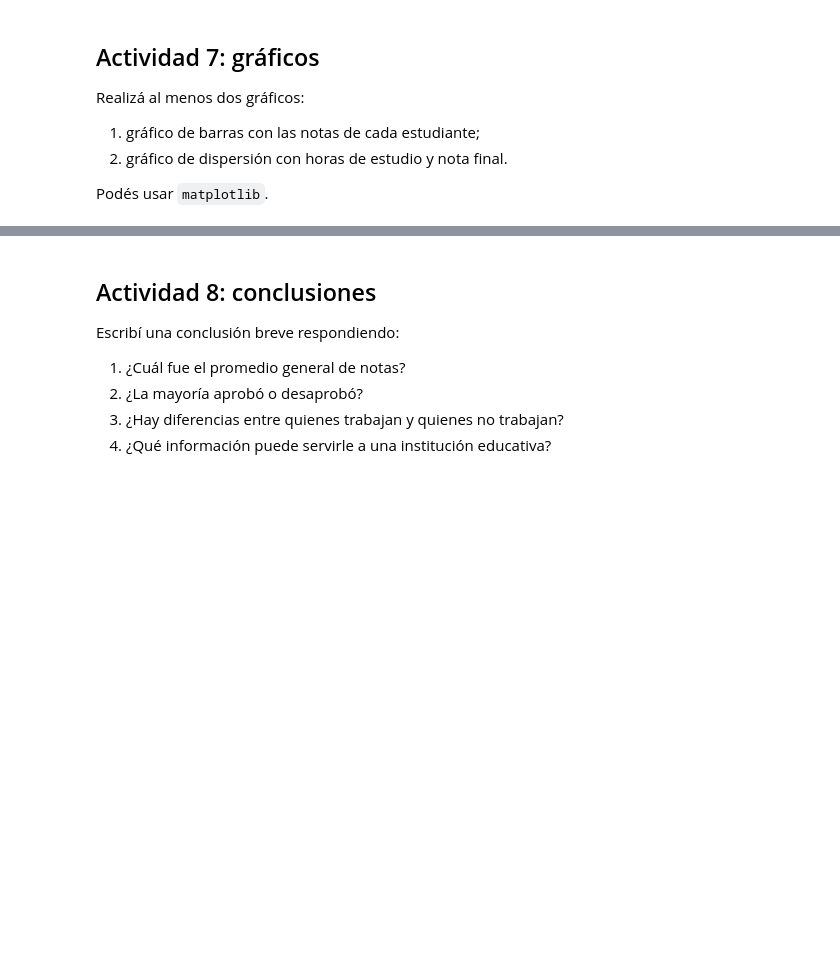
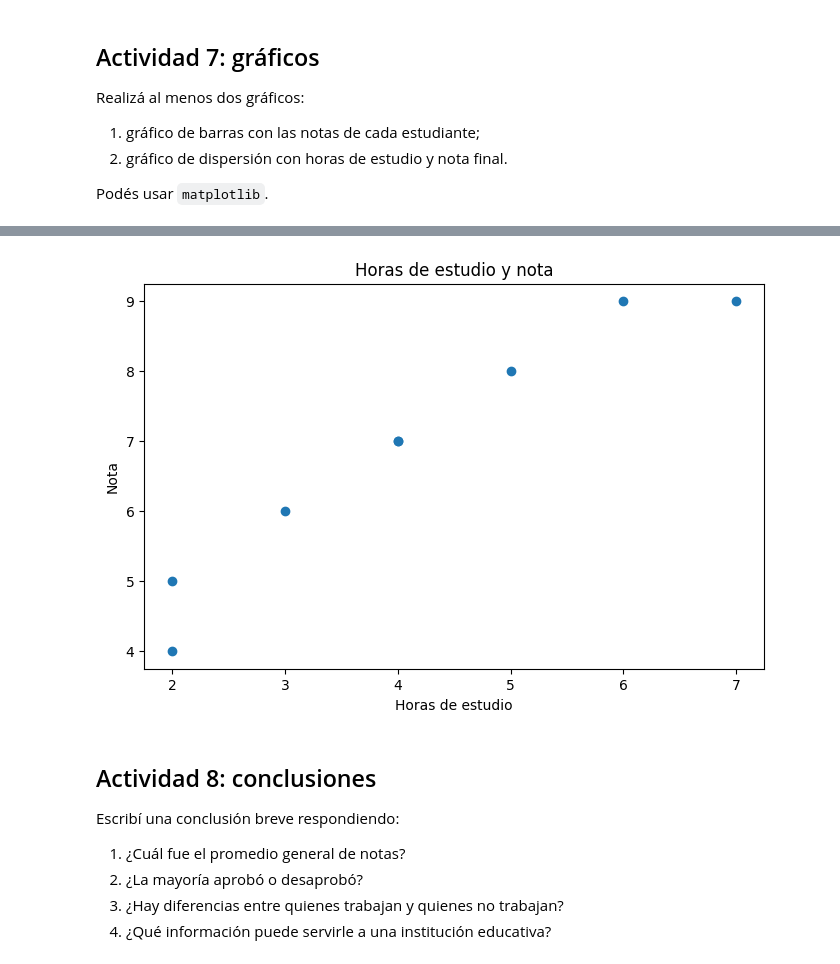
Before and after one commit to eigusjaramamani/trabajo_final_IAPOD26, a Jupyter notebook: TP_Integrador_Simple_Consignas_Completo_Final.ipynb, the cells around one changed output, grey strips where cells are left out. Saved outputs shown, nothing was run; the diff lists cells and outputs as text; code cells hidden in the pictures; blank space fills up the shorter version.

```diff
--- a/TP_Integrador_Simple_Consignas_Completo_Final.ipynb
+++ b/TP_Integrador_Simple_Consignas_Completo_Final.ipynb
@@ -123,3 +219,16 @@ Podés usar `matplotlib`.
+# %%
+#Gráfico de dispersión
+plt.figure(figsize=(8,5))
+
+plt.scatter(df["horas_estudio"], df["nota"])
+
+plt.title("Horas de estudio y nota")
+plt.xlabel("Horas de estudio")
+plt.ylabel("Nota")
+
+plt.show()
+# %% [output]
+[figure, added]
 # %% [markdown]
 ## Actividad 8: conclusiones
 
```
Also changed, not shown: parts of 15 cells of this notebook.
